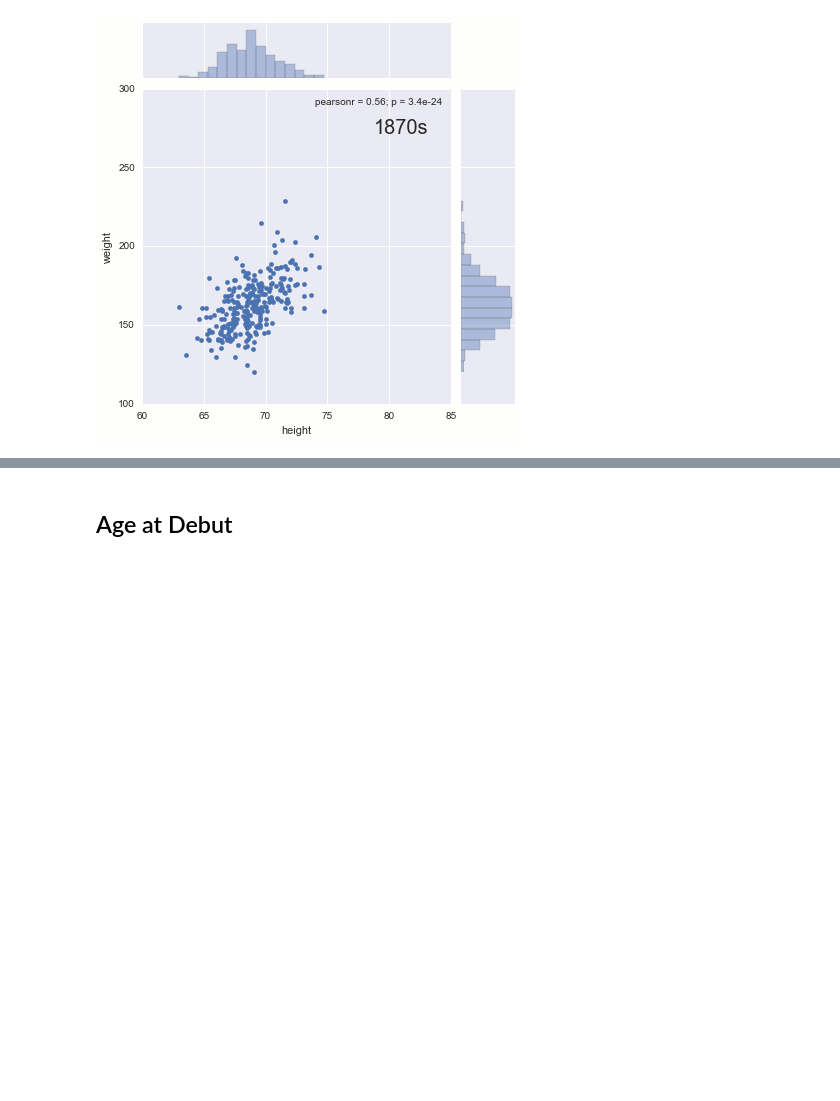
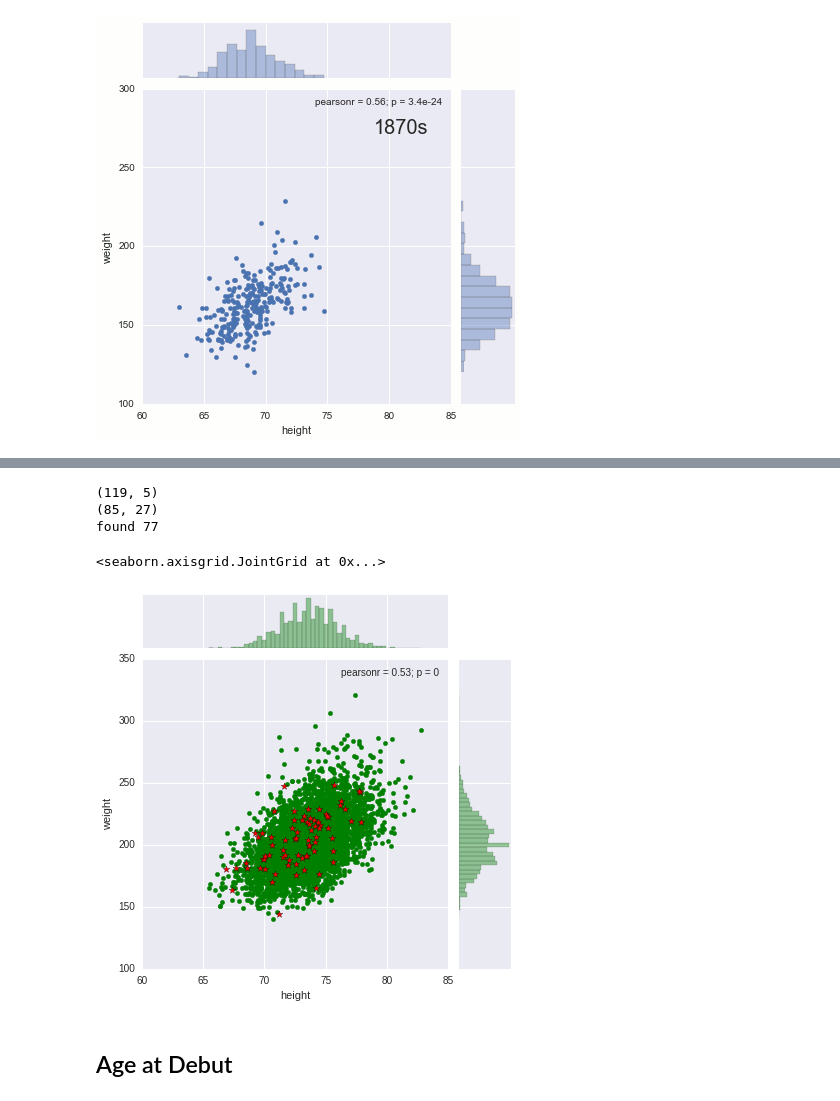
Before and after one commit to kenEldridge/baseball, a Jupyter notebook: baseball.ipynb, the cells around one changed output, grey strips where cells are left out. Cells and saved outputs as stored; diff of their text form; code cells hidden in the pictures; blank space fills up the shorter version.

Commit message:
added flag for known ped user to w-h disto. no signal

```diff
--- a/baseball.ipynb
+++ b/baseball.ipynb
@@ -154,3 +162,34 @@ Image(filename='weight_height_animation.png')
+# %%
+ped = pd.read_csv('known_ped_users.csv', delimiter='\t' )
+ped['nameFirst'] = [x.split(' ')[0] for x in ped['name']]
+ped['nameLast'] = [x.split(' ')[1] for x in ped['name']]
+ped.columns = ['nameGiven', 'team', 'date', 'nameFirst', 'nameLast']
+# ped
+print (ped.shape)
+
+ped_id = ped.merge(copy(dfs['Master.csv']), on=['nameFirst', 'nameLast'])
+print (ped_id.shape)
+ped_id = ped_id['playerID'].tolist()
+len('shape of ped_id' + str(ped_id))
+
+ped_id
+h_w_decade['ped'] = [True if x in ped_id else False for x in h_w_decade['playerID']]
+print ('found ' + str(h_w_decade['ped'].sum()))
+
+h_w_decade_c = h_w_decade[(h_w_decade['ped'] == False) & (h_w_decade['debutDecade'] >= '1990')]
+h_w_decade_d = h_w_decade[(h_w_decade['ped'] == True) & (h_w_decade['debutDecade'] >= '1990')]
+
+graph = sns.jointplot(x=h_w_decade_c.height, y=h_w_decade_c.weight, color='g')
+
+graph.x = h_w_decade_d.height
+graph.y = h_w_decade_d.weight
+graph.plot_joint(plt.scatter, marker='*', c='r', s=50)
+# %% [output]
+(119, 5)
+(85, 27)
+found 77
+<seaborn.axisgrid.JointGrid at 0x...>
+[figure, added]
 # %% [markdown]
 ## Age at Debut
 # %%
```
Also changed, not shown: parts of 1 cell of this notebook.
